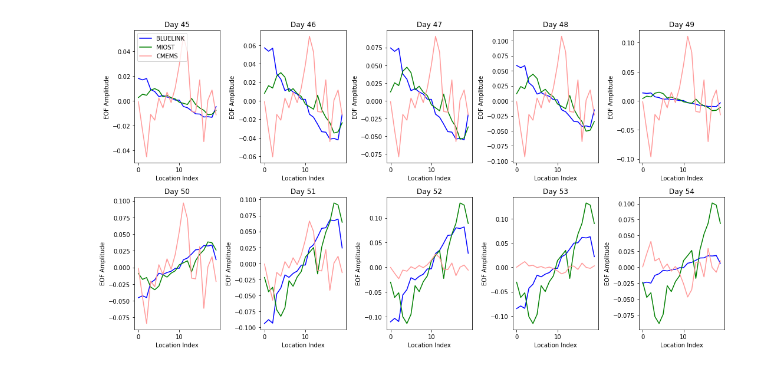
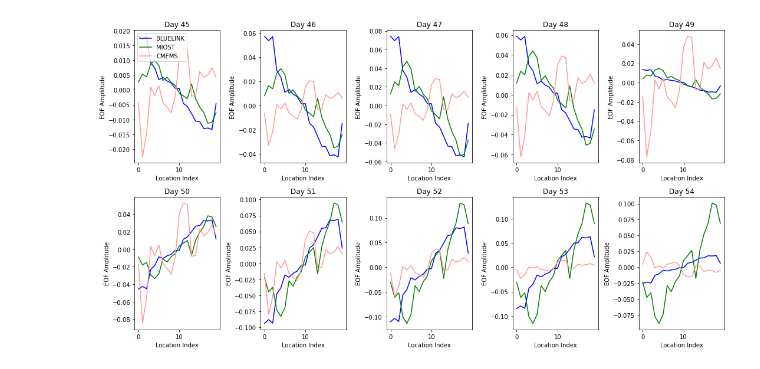
Before and after one commit to ne62rut/coastal_trapped_waves, a Jupyter notebook: EOF_analysis.ipynb, the cells around one changed output. Saved outputs shown, nothing was run; the diff lists cells and outputs as text; code cells hidden in the pictures.

```diff
--- a/EOF_analysis.ipynb
+++ b/EOF_analysis.ipynb
@@ -169,7 +169,7 @@ parallelogram = Polygon(parallelogram_vertices)
 base_dirs = {
     "BLUELINK": "/DGFI8/H/work_marcello/coastal_trapped_waves_data/filtered_grids_BLUELINK",
     "SWOT": "/DGFI8/H/work_marcello/coastal_trapped_waves_data/filtered_grids_SWOT",
-    "CMEMS": "/DGFI8/H/work_marcello/coastal_trapped_waves_data/filtered_grids_CMEMS"
+    "CMEMS_DT2024": "/DGFI8/H/work_marcello/coastal_trapped_waves_data/filtered_grids_CMEMS_DT2024"
 }
 
 # Output directory
@@ -477,7 +477,7 @@ import pickle
 # Define the paths to the saved CEOF files for each dataset
 bluelink_ceof_file = "/DGFI8/H/work_marcello/coastal_trapped_waves_data/EOF_analysis/ceof_BLUELINK.pkl"
 swot_ceof_file = "/DGFI8/H/work_marcello/coastal_trapped_waves_data/EOF_analysis/ceof_SWOT.pkl"
-cmems_ceof_file = "/DGFI8/H/work_marcello/coastal_trapped_waves_data/EOF_analysis/ceof_CMEMS.pkl"
+cmems_ceof_file = "/DGFI8/H/work_marcello/coastal_trapped_waves_data/EOF_analysis/ceof_CMEMS_DT2024.pkl"
 
 # Function to load CEOF data
 def load_ceof_data(ceof_file):
@@ -522,31 +522,31 @@ for i, day in enumerate(days):
     day_idx = day - 1  # Assuming the time steps are 1-indexed and match the days directly
 
     # Compute scaled EOF for the given day
     scaled_eof_bluelink = spatial_eof_bluelink * temporal_pcs_1_bluelink[day_idx]
     scaled_eof_swot = spatial_eof_swot * temporal_pcs_1_swot[day_idx]
     scaled_eof_cmems = spatial_eof_cmems * temporal_pcs_1_cmems[day_idx]
 
     # Plot the scaled EOF for each dataset in the corresponding subplot
     axs[i].plot(scaled_eof_bluelink, label='BLUELINK', color='blue')
     axs[i].plot(scaled_eof_swot, label='MIOST', color='green')
     axs[i].plot(scaled_eof_cmems, label='CMEMS', color=(1, 0.6, 0.6))  # Lighter red (RGB)
 
     axs[i].set_title(f'Day {day}')
     axs[i].set_xlabel('Location Index')
     axs[i].set_ylabel('EOF Amplitude')
 
     # Only add legend to the first subplot (top-left)
     if i == 0:
         axs[i].legend(loc='upper left')
 
 # Adjust layout for better spacing
 plt.tight_layout()
 
 # Save the figure as a .jpg file
 save_path = "/DGFI8/H/work_marcello/coastal_trapped_waves_data/plots_for_paper/EOF_evolution.jpg"
 plt.savefig(save_path, format='jpg', dpi=300)
 
 # Display the plot
 plt.show()
 # %% [output]
-[figure, old version]
+[figure, new version]
```
Also changed, not shown: parts of 4 cells of this notebook, 2 other files.
